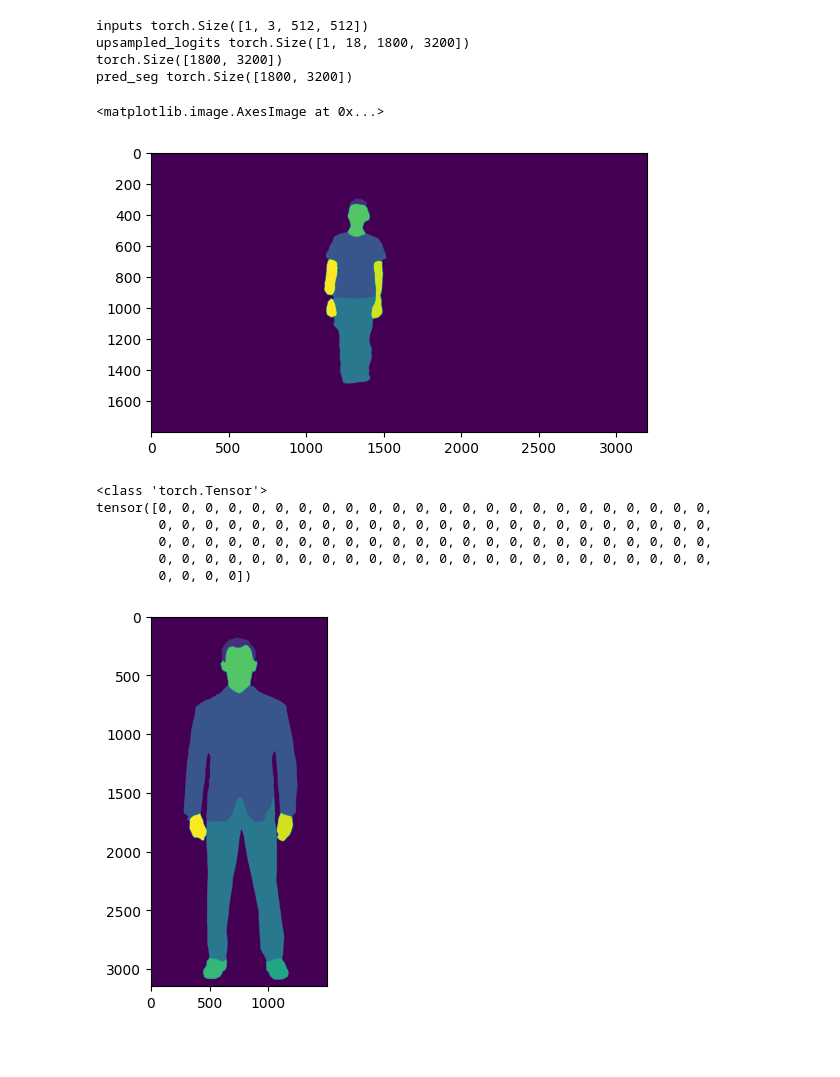
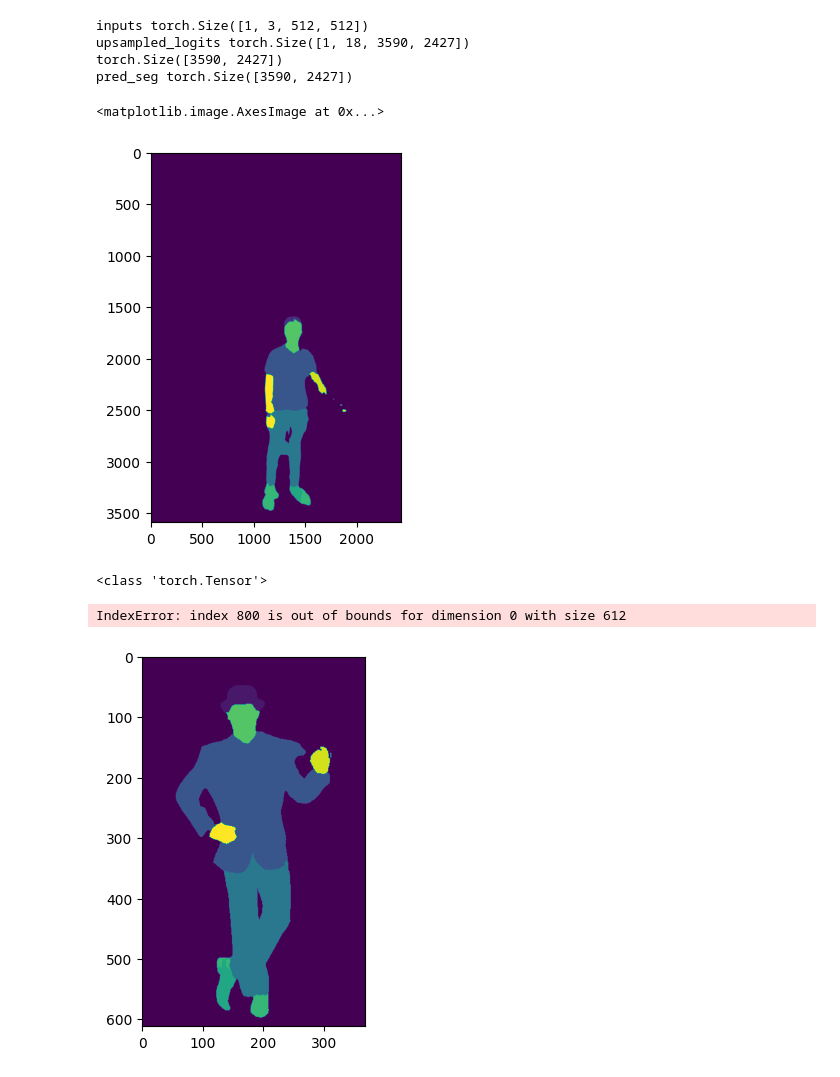
Before and after one commit to tatsimba/hackathon2023, a Jupyter notebook: image-segmenation-notebook/image-segmentation.ipynb, the cells around one changed output. Cells and saved outputs as stored; diff of their text form; code cells hidden in the pictures; blank space fills up the shorter version.

```diff
--- a/image-segmenation-notebook/image-segmentation.ipynb
+++ b/image-segmenation-notebook/image-segmentation.ipynb
@@ -16,6 +16,7 @@ model = AutoModelForSemanticSegmentation.from_pretrained("mattmdjaga/segformer_b
 # url = "https://plus.unsplash.com/premium_photo-1673210886161-bfcc40f54d1f?ixlib=rb-4.0.3&ixid=MnwxMjA3fDB8MHxzZWFyY2h8MXx8cGVyc29uJTIwc3RhbmRpbmd8ZW58MHx8MHx8&w=1000&q=80"
 url = "C:\\Users\\ilankhirin\\Downloads\\png2jpg\\ilan-example.jpg"
 url = "C:\\Users\\ilankhirin\\Downloads\\png2jpg\\yehuda-example.jpg"
+url = "C:\\Users\\ilankhirin\\Downloads\\yehuda-big.jpg"
 # image = Image.open(requests.get(url, stream=True).raw)
 image = Image.open(url)
 # %%
@@ -38,14 +39,14 @@ print(pred_seg.shape)
 print(f'pred_seg {pred_seg.shape}')
 # %% [output]
 inputs torch.Size([1, 3, 512, 512])
-upsampled_logits torch.Size([1, 18, 1800, 3200])
-torch.Size([1800, 3200])
-pred_seg torch.Size([1800, 3200])
+upsampled_logits torch.Size([1, 18, 3590, 2427])
+torch.Size([3590, 2427])
+pred_seg torch.Size([3590, 2427])
 # %%
 plt.imshow(pred_seg)
 # %% [output]
 <matplotlib.image.AxesImage at 0x...>
-[figure, old version]
+[figure, new version]
 # %%
 # Create segmentation array
 # Image object should be of type PIL.Image
@@ -66,41 +67,38 @@ plt.imshow(pred_seg)
 # 13 - Right-leg
 # 14 - Left-arm
 # 15 - Right-arm
 # 16 - Bag
 # 17 - Scarf
 def get_segmentation_array(img):
     inputs = processor(images=img, return_tensors="pt")
     outputs = model(**inputs)
     logits = outputs.logits.cpu()
 
     upsampled_logits = nn.functional.interpolate(
         logits,
         size=image.size[::-1],
         mode="bilinear",
         align_corners=False,
     )
 
     pred_seg = upsampled_logits.argmax(dim=1)[0]
     print(type(pred_seg))
     return pred_seg
 
-url = "C:\\Users\\ilankhirin\\Downloads\\tuxedoBlack3-main.jpg"
-# url = "C:\\Users\\ilankhirin\\Downloads\\istockphoto-155131149-612x612.jpg"
+# url = "C:\\Users\\ilankhirin\\Downloads\\tuxedoBlack3-main.jpg"
+url = "C:\\Users\\ilankhirin\\Downloads\\istockphoto-155131149-612x612.jpg"
 # url = "C:\\Users\\ilankhirin\\Downloads\\322984081_max.jpg"
 # url = "C:\\Users\\ilankhirin\\Downloads\\yehuda-bug3.jpg"
+# url = "C:\\Users\\ilankhirin\\Downloads\\yehuda-big.jpg"
 image = Image.open(url)
 pred_seg = get_segmentation_array(image)
 plt.imshow(pred_seg)
 
 print(pred_seg[800][1250:1350])
 # %% [output]
 <class 'torch.Tensor'>
-tensor([0, 0, 0, 0, 0, 0, 0, 0, 0, 0, 0, 0, 0, 0, 0, 0, 0, 0, 0, 0, 0, 0, 0, 0,
-        0, 0, 0, 0, 0, 0, 0, 0, 0, 0, 0, 0, 0, 0, 0, 0, 0, 0, 0, 0, 0, 0, 0, 0,
-        0, 0, 0, 0, 0, 0, 0, 0, 0, 0, 0, 0, 0, 0, 0, 0, 0, 0, 0, 0, 0, 0, 0, 0,
-        0, 0, 0, 0, 0, 0, 0, 0, 0, 0, 0, 0, 0, 0, 0, 0, 0, 0, 0, 0, 0, 0, 0, 0,
-        0, 0, 0, 0])
+IndexError: index 800 is out of bounds for dimension 0 with size 612
-[figure, old version]
+[figure, new version]
 # %%
 # Given a matrix of segmentation values, return the bounding box of the shirt
 # Returns a tuple of (upper_x, upper_y, width, height)
```
Also changed, not shown: parts of 2 cells of this notebook, 1 other file.
